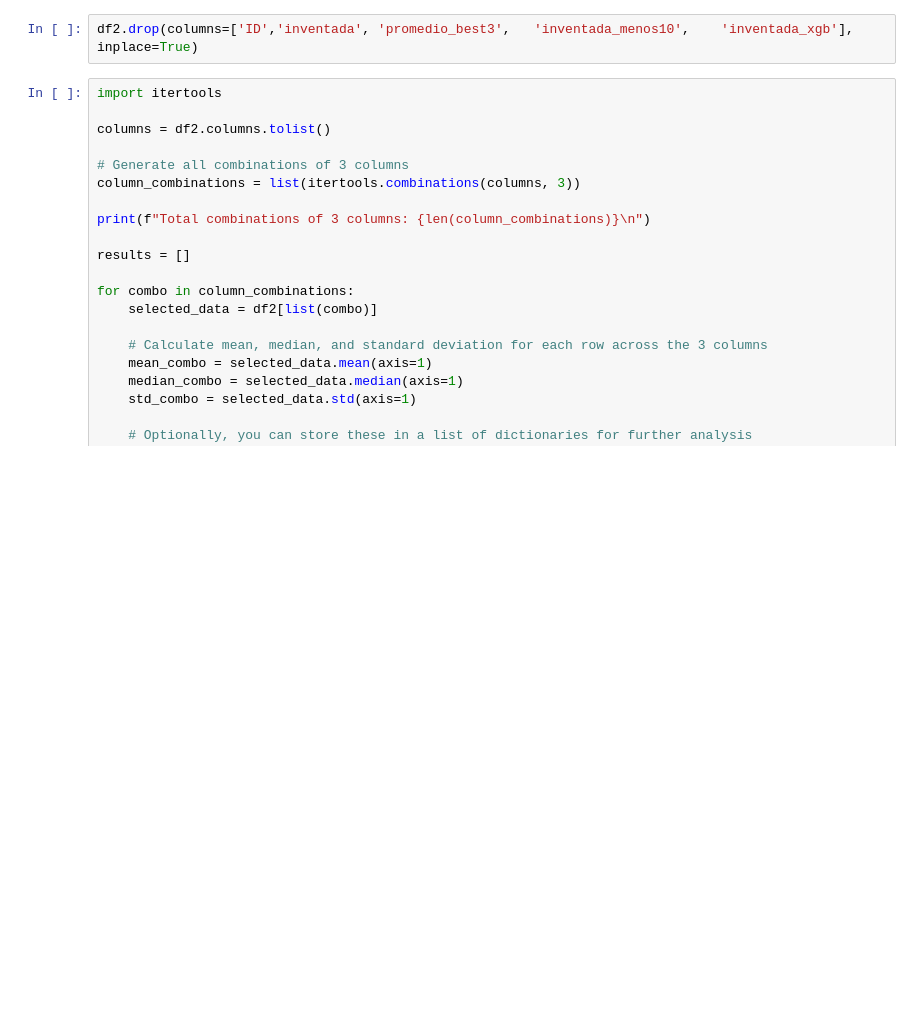
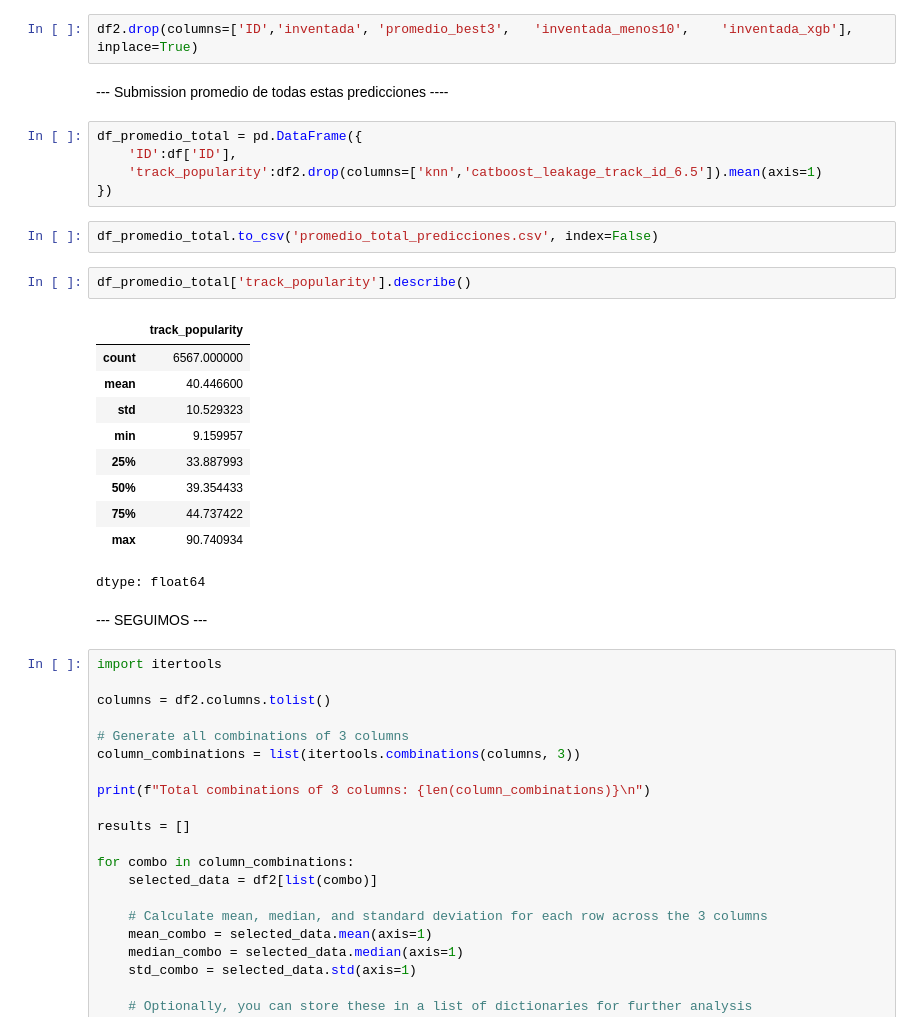
Before and after one commit to ichiP245/TP_Kaggle_Predictivo, a Jupyter notebook: Notebooks/AnalisisSubmissions.ipynb, the cells around one changed output. Cells and saved outputs as stored; diff of their text form; blank space fills up the shorter version.

Commit message:
Generamos "Promedio Total"

```diff
--- a/Notebooks/AnalisisSubmissions.ipynb
+++ b/Notebooks/AnalisisSubmissions.ipynb
@@ -116,6 +116,30 @@ df2 = df2.merge(catboost_full_track_id_imputation_moved_625, on='ID', how='inner
 df2.columns = [i.split('track_popularity_')[1] if i.split('track_popularity_')[0]=='' else i for i in df2.columns]
 # %%
 df2.drop(columns=['ID','inventada',	'promedio_best3',	'inventada_menos10',	'inventada_xgb'], inplace=True)
+# %% [markdown]
+--- Submission promedio de todas estas predicciones ----
+# %%
+df_promedio_total = pd.DataFrame({
+    'ID':df['ID'],
+    'track_popularity':df2.drop(columns=['knn','catboost_leakage_track_id_6.5']).mean(axis=1)
+})
+# %%
+df_promedio_total.to_csv('promedio_total_predicciones.csv', index=False)
+# %%
+df_promedio_total['track_popularity'].describe()
+# %% [output]
+|  | track_popularity |
+| count | 6567.000000 |
+| mean | 40.446600 |
+| std | 10.529323 |
+| min | 9.159957 |
+| 25% | 33.887993 |
+| 50% | 39.354433 |
+| 75% | 44.737422 |
+| max | 90.740934 |
+dtype: float64
+# %% [markdown]
+--- SEGUIMOS ---
 # %%
 import itertools
 
```
